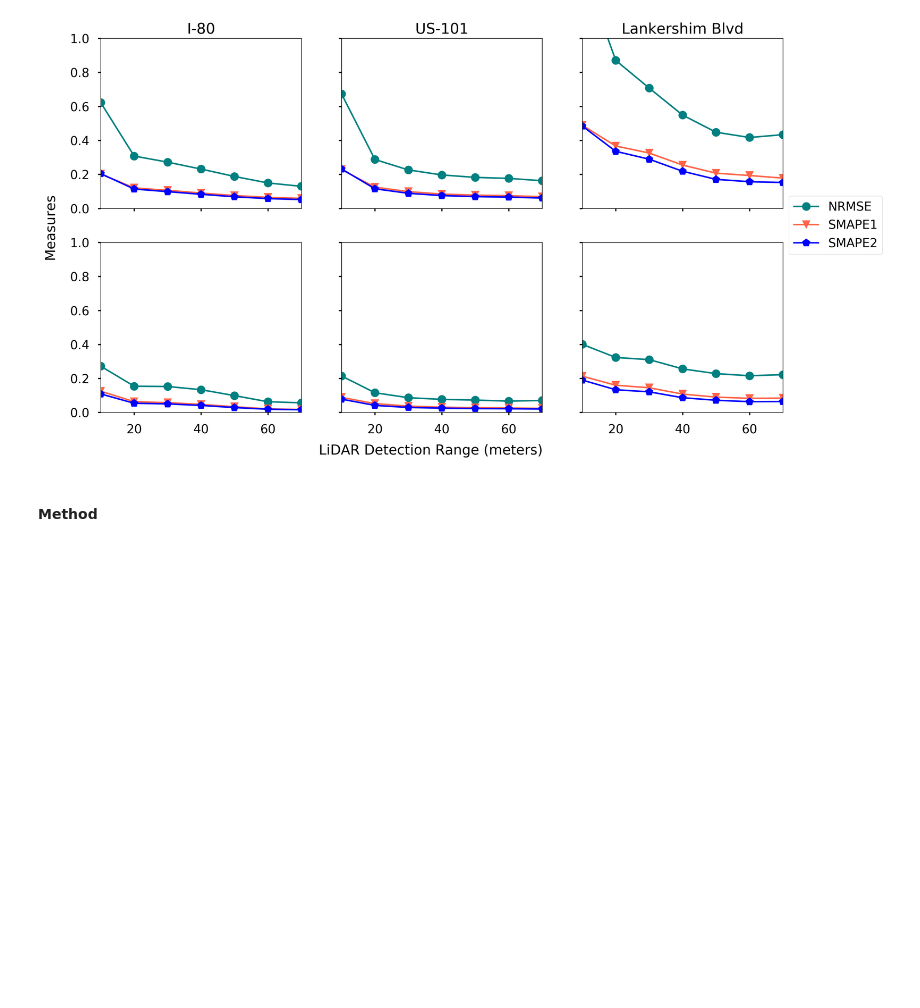
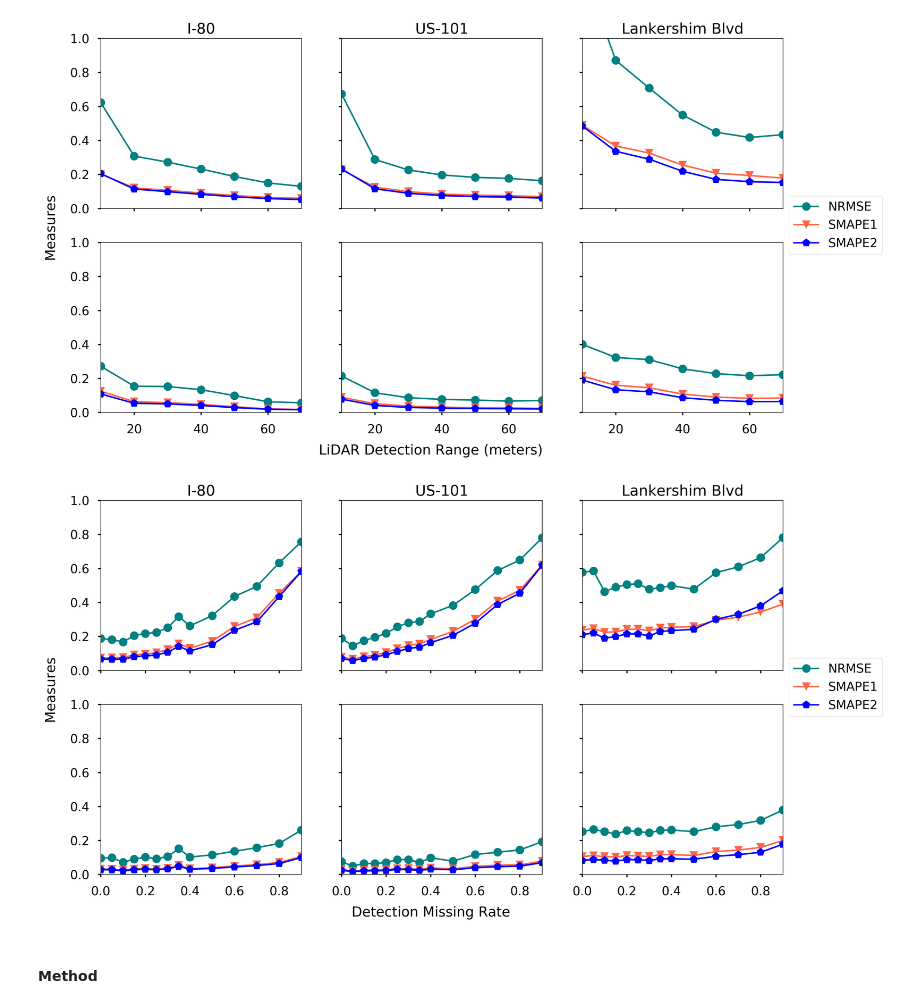
Before and after one commit to Lemma1/NGSIM-interface, a Jupyter notebook: src/generate_plot.ipynb, the cells around one changed output. Drawn from its saved outputs; the diff is of its cells as text; code cells hidden in the pictures; blank space fills up the shorter version.

Commit message:
update plotting results

```diff
--- a/src/generate_plot.ipynb
+++ b/src/generate_plot.ipynb
@@ -118,6 +126,15 @@ for sensing in [0,1,2]:
         k_df2, v_df2 = process_err(ss2.get_err(ss2.name))
         k_df3, v_df3 = process_err(ss3.get_err(ss3.name))
         sensing_result_dict[sensing][s2] = [k_df1, k_df2, k_df3, v_df1, v_df2, v_df3]
+# %%
+miss_result_dict = dict()
+for miss_rate in [0, 0.05, 0.1, 0.15, 0.2, 0.25, 0.3, 0.35, 0.4, 0.5, 0.6, 0.7, 0.8, 0.9]:
+    ls = pickle.load(open(os.path.join('..', 'data', 'results', 'miss_' + str(miss_rate) + '.pickle'), 'rb'))
+    [ss1, ss2, ss3, m_true1, m_true2, m_true3] = ls
+    k_df1, v_df1 = process_err(ss1.get_err(ss1.name))
+    k_df2, v_df2 = process_err(ss2.get_err(ss2.name))
+    k_df3, v_df3 = process_err(ss3.get_err(ss3.name))
+    miss_result_dict[miss_rate] = [k_df1, k_df2, k_df3, v_df1, v_df2, v_df3]
 # %%
 # pickle.dump(method_res_dict, open(os.path.join('..', 'data', 'acc', 'method_res_dict.pickle'), 'wb'))
 # pickle.dump(mt_res_dict, open(os.path.join('..', 'data', 'acc', 'mt_res_dict.pickle'), 'wb'))
@@ -134,6 +152,7 @@ sr_res_dict = pickle.load(open(os.path.join('..', 'data', 'acc', 'sr_res_dict.pi
 spn_res_dict = pickle.load(open(os.path.join('..', 'data', 'acc', 'spn_res_dict.pickle'), 'rb'))
 mp_res_dict = pickle.load(open(os.path.join('..', 'data', 'acc', 'mp_res_dict.pickle'), 'rb'))
 sensing_result_dict = pickle.load(open(os.path.join('..', 'data', 'acc', 'sensing_result_dict.pickle'), 'rb'))
+miss_result_dict = pickle.load(open(os.path.join('..', 'data', 'acc', 'miss_result_dict.pickle'), 'rb'))
 # %%
 color_list = ['teal', 'tomato', 'blue', 'sienna', 'plum', 'red', 'yellowgreen', 'khaki']
 marker_list = ["o", "v", "p", "^", "<", ">","*","s", "D", "p"]
@@ -413,6 +432,74 @@ fig.text(0.06, 0.5, 'Measures', va='center', rotation='vertical', fontsize = 18)
 plt.show()
 # %% [output]
 [figure]
+# %%
+miss_list = [0, 0.05, 0.1, 0.15, 0.2, 0.25, 0.3, 0.35, 0.4, 0.5, 0.6, 0.7, 0.8, 0.9]
+kNRMSEs = np.zeros((3, len(miss_list)))
+kSMAPE1s = np.zeros((3, len(miss_list)))
+kSMAPE2s = np.zeros((3, len(miss_list)))
+vNRMSEs = np.zeros((3, len(miss_list)))
+vSMAPE1s = np.zeros((3, len(miss_list)))
+vSMAPE2s = np.zeros((3, len(miss_list)))
+for idx, miss in enumerate(miss_list):
+    [k_df1, k_df2, k_df3, v_df1, v_df2, v_df3] = miss_result_dict[miss]
+    kNRMSEs[0, idx] = k_df1.mean(axis=0)['NRMSE']
+    kNRMSEs[1, idx] = k_df2.mean(axis=0)['NRMSE']
+    kNRMSEs[2, idx] = k_df3.loc[[1,2,3,4], :].mean(axis=0)['NRMSE']
+    kSMAPE1s[0, idx] = k_df1.mean(axis=0)['SMAPE1']
+    kSMAPE1s[1, idx] = k_df2.mean(axis=0)['SMAPE1']
+    kSMAPE1s[2, idx] = k_df3.loc[[1,2,3,4], :].mean(axis=0)['SMAPE1']
+    kSMAPE2s[0, idx] = k_df1.mean(axis=0)['SMAPE2']
+    kSMAPE2s[1, idx] = k_df2.mean(axis=0)['SMAPE2']
+    kSMAPE2s[2, idx] = k_df3.loc[[1,2,3,4], :].mean(axis=0)['SMAPE2']
+    vNRMSEs[0, idx] = v_df1.mean(axis=0)['NRMSE']
+    vNRMSEs[1, idx] = v_df2.mean(axis=0)['NRMSE']
+    vNRMSEs[2, idx] = v_df3.loc[[1,2,3,4], :].mean(axis=0)['NRMSE']
+    vSMAPE1s[0, idx] = v_df1.mean(axis=0)['SMAPE1']
+    vSMAPE1s[1, idx] = v_df2.mean(axis=0)['SMAPE1']
+    vSMAPE1s[2, idx] = v_df3.loc[[1,2,3,4], :].mean(axis=0)['SMAPE1']
+    vSMAPE2s[0, idx] = v_df1.mean(axis=0)['SMAPE2']
+    vSMAPE2s[1, idx] = v_df2.mean(axis=0)['SMAPE2']
+    vSMAPE2s[2, idx] = v_df3.loc[[1,2,3,4], :].mean(axis=0)['SMAPE2']
+
+fig, axes = plt.subplots(2,3,  figsize=(16,9), sharex = True, sharey = True, dpi=300)
+axes[0][0].plot(miss_list, kNRMSEs[0, :], color = color_list[0], linewidth = 2, marker = marker_list[0])
+axes[0][1].plot(miss_list, kNRMSEs[1, :], color = color_list[0], linewidth = 2, marker = marker_list[0])
+axes[0][2].plot(miss_list, kNRMSEs[2, :], color = color_list[0], linewidth = 2, marker = marker_list[0], label = 'NRMSE')
+axes[0][0].plot(miss_list, kSMAPE1s[0, :], color = color_list[1], linewidth = 2, marker = marker_list[1])
+axes[0][1].plot(miss_list, kSMAPE1s[1, :], color = color_list[1], linewidth =2, marker = marker_list[1])
+axes[0][2].plot(miss_list, kSMAPE1s[2, :], color = color_list[1], linewidth = 2, label = 'SMAPE1', marker = marker_list[1])
+axes[0][0].plot(miss_list, kSMAPE2s[0, :], color = color_list[2], linewidth = 2, marker = marker_list[2])
+axes[0][1].plot(miss_list, kSMAPE2s[1, :], color = color_list[2], linewidth = 2, marker = marker_list[2])
+axes[0][2].plot(miss_list, kSMAPE2s[2, :], color = color_list[2], linewidth = 2, label = 'SMAPE2', marker = marker_list[2])
+axes[1][0].plot(miss_list, vNRMSEs[0, :], color = color_list[0], linewidth = 2, marker = marker_list[0])
+axes[1][1].plot(miss_list, vNRMSEs[1, :], color = color_list[0], linewidth = 2, marker = marker_list[0])
+axes[1][2].plot(miss_list, vNRMSEs[2, :], color = color_list[0], linewidth = 2, marker = marker_list[0])
+axes[1][0].plot(miss_list, vSMAPE1s[0, :], color = color_list[1], linewidth = 2, marker = marker_list[1])
+axes[1][1].plot(miss_list, vSMAPE1s[1, :], color = color_list[1], linewidth = 2, marker = marker_list[1])
+axes[1][2].plot(miss_list, vSMAPE1s[2, :], color = color_list[1], linewidth = 2, marker = marker_list[1])
+axes[1][0].plot(miss_list, vSMAPE2s[0, :], color = color_list[2], linewidth = 2, marker = marker_list[2])
+axes[1][1].plot(miss_list, vSMAPE2s[1, :], color = color_list[2], linewidth = 2, marker = marker_list[2])
+axes[1][2].plot(miss_list, vSMAPE2s[2, :], color = color_list[2], linewidth = 2, marker = marker_list[2])
+
+
+axes_f = axes.flatten()
+for axe in axes_f:
+    axe.set_xlim(0,0.9)
+
+
+for axe in axes_f:
+    axe.set_ylim(0.00, 1)
+
+axes[0,0].set_title("I-80")
+axes[0,1].set_title("US-101")
+axes[0,2].set_title("Lankershim Blvd")
+
+axes_f[2].legend(loc='center left', bbox_to_anchor=(1, -0.1))
+fig.text(0.5, 0.04, 'Detection Missing Rate', ha='center', fontsize = 18)
+fig.text(0.06, 0.5, 'Measures', va='center', rotation='vertical', fontsize = 18)
+plt.show()
+# %% [output]
+[figure, added]
 # %% [markdown]
 #### Method
 # %%
```
Also changed, not shown: parts of 8 cells of this notebook.
